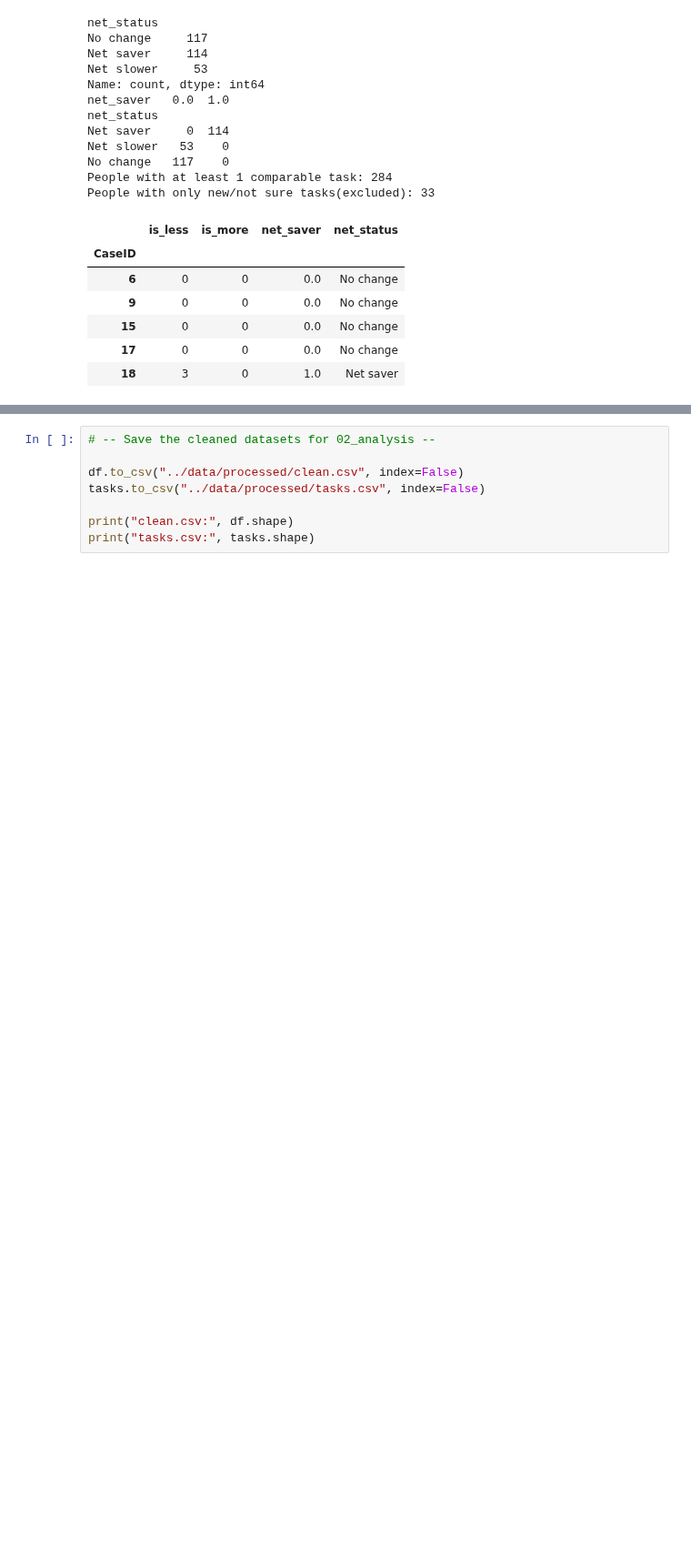
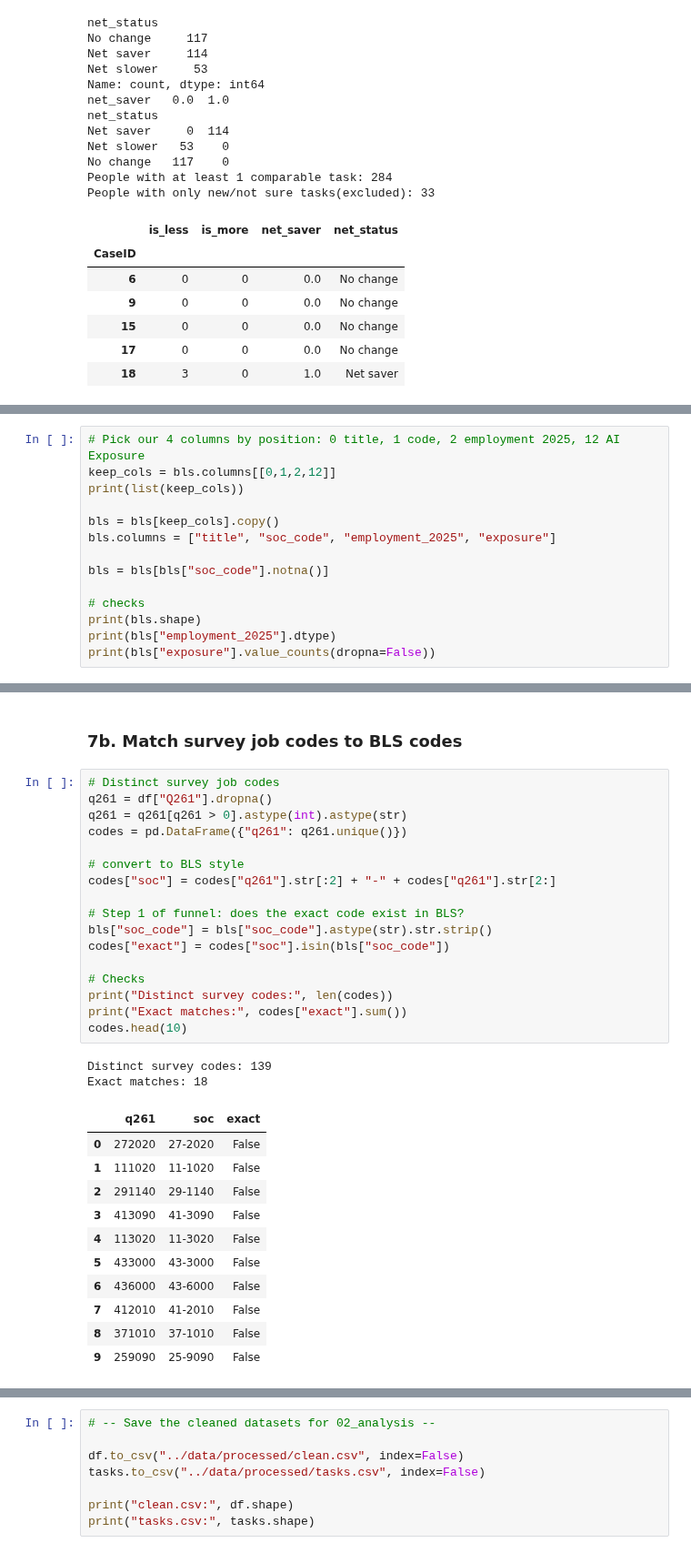
Before and after one commit to johnkim0622/ai-native-or-left-behind, a Jupyter notebook: notebooks/01_clean.ipynb, the cells around one changed output, grey strips where cells are left out. Shown at 91% size. Saved outputs shown, nothing was run; the diff lists cells and outputs as text; blank space fills up the shorter version.

```diff
--- a/notebooks/01_clean.ipynb
+++ b/notebooks/01_clean.ipynb
@@ -377,0 +446,14 @@ People with only new/not sure tasks(excluded): 33
+# %%
+# Pick our 4 columns by position: 0 title, 1 code, 2 employment 2025, 12 AI Exposure
+keep_cols = bls.columns[[0,1,2,12]]
+print(list(keep_cols))
+
+bls = bls[keep_cols].copy()
+bls.columns = ["title", "soc_code", "employment_2025", "exposure"]
+
+bls = bls[bls["soc_code"].notna()]
+
+# checks
+print(bls.shape)
+print(bls["employment_2025"].dtype)
+print(bls["exposure"].value_counts(dropna=False))
@@ -377,0 +470,33 @@ People with only new/not sure tasks(excluded): 33
+# %% [markdown]
+### 7b. Match survey job codes to BLS codes
+# %%
+# Distinct survey job codes
+q261 = df["Q261"].dropna()
+q261 = q261[q261 > 0].astype(int).astype(str)
+codes = pd.DataFrame({"q261": q261.unique()})
+
+# convert to BLS style
+codes["soc"] = codes["q261"].str[:2] + "-" + codes["q261"].str[2:]
+
+# Step 1 of funnel: does the exact code exist in BLS?
+bls["soc_code"] = bls["soc_code"].astype(str).str.strip()
+codes["exact"] = codes["soc"].isin(bls["soc_code"])
+
+# Checks
+print("Distinct survey codes:", len(codes))
+print("Exact matches:", codes["exact"].sum())
+codes.head(10)
+# %% [output]
+Distinct survey codes: 139
+Exact matches: 18
+|  | q261 | soc | exact |
+| 0 | 272020 | 27-2020 | False |
+| 1 | 111020 | 11-1020 | False |
+| 2 | 291140 | 29-1140 | False |
+| 3 | 413090 | 41-3090 | False |
+| 4 | 113020 | 11-3020 | False |
+| 5 | 433000 | 43-3000 | False |
+| 6 | 436000 | 43-6000 | False |
+| 7 | 412010 | 41-2010 | False |
+| 8 | 371010 | 37-1010 | False |
+| 9 | 259090 | 25-9090 | False |
```
Also changed, not shown: parts of 12 cells of this notebook.
